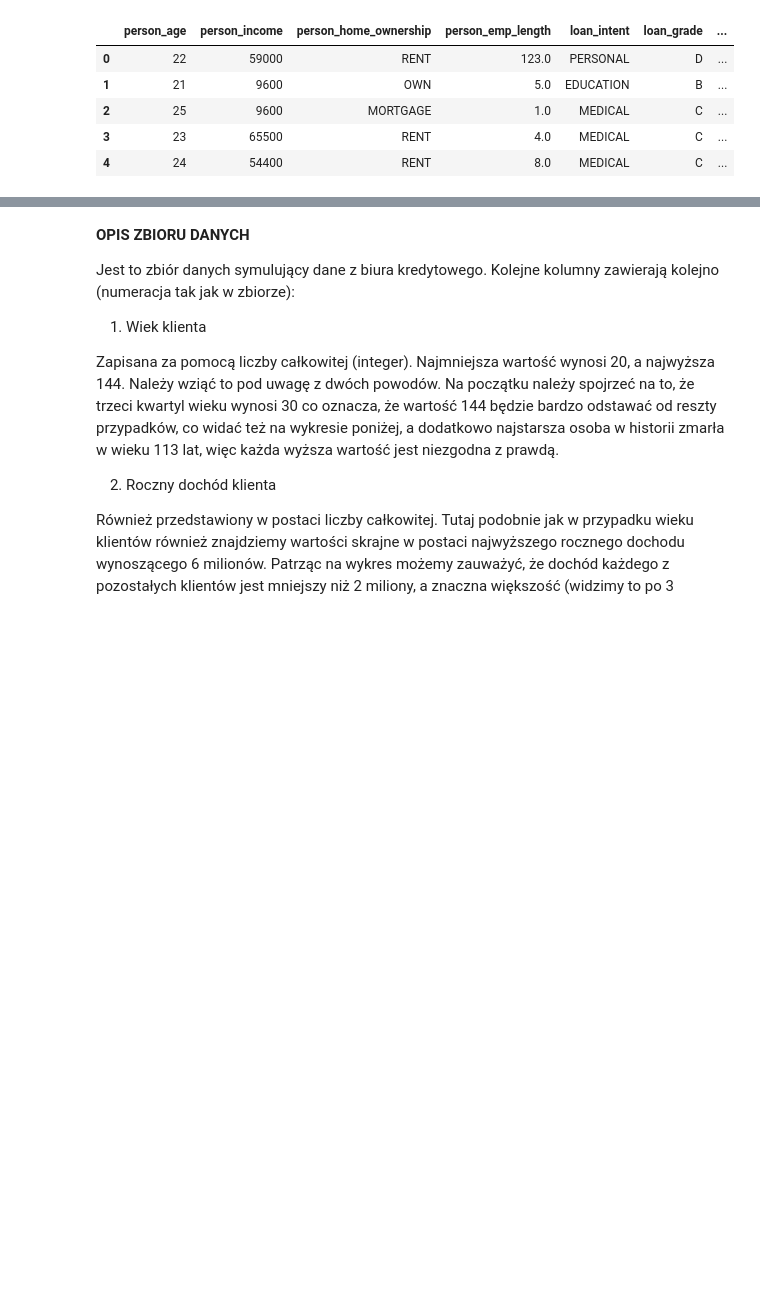
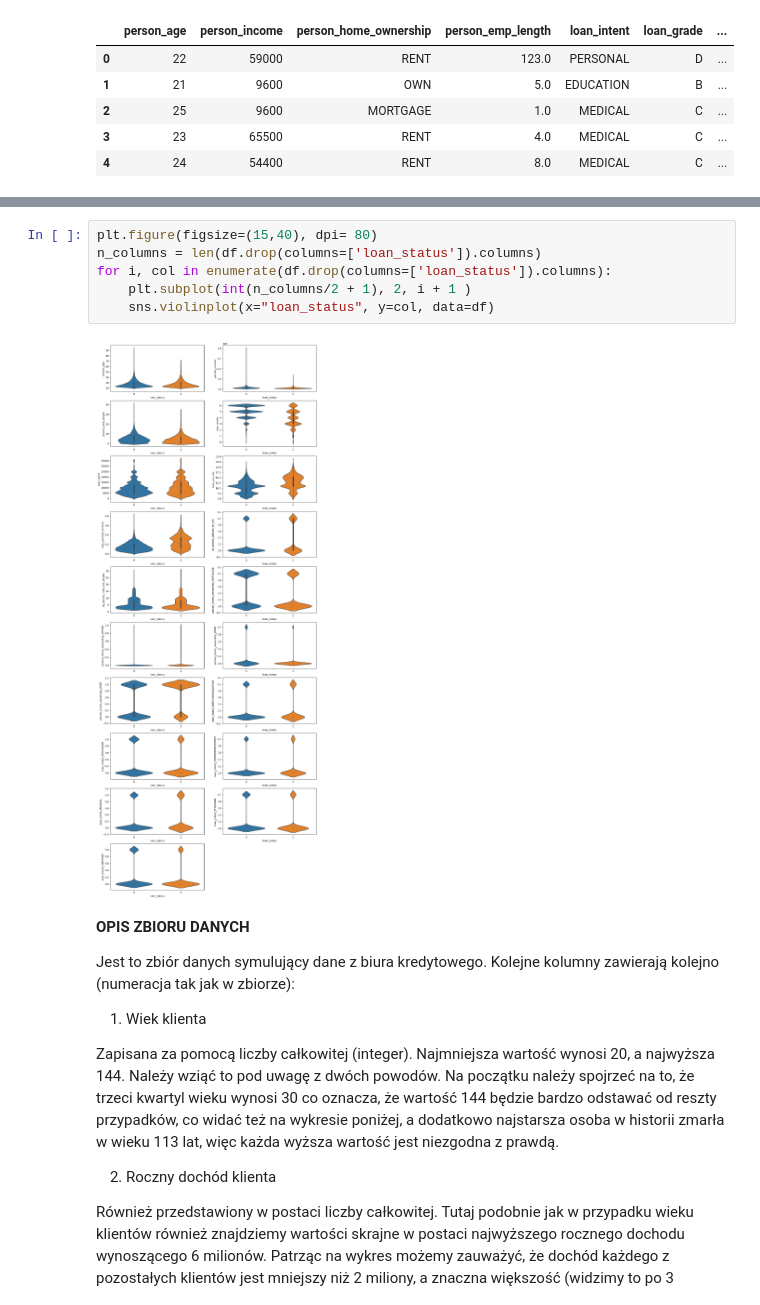
Before and after one commit to aleksyniemir/credit_risk_analysis, a Jupyter notebook: data_analysis.ipynb, the cells around one changed output, grey strips where cells are left out. Cells and saved outputs as stored; diff of their text form; blank space fills up the shorter version.

Commit message:
violin charts

```diff
--- a/data_analysis.ipynb
+++ b/data_analysis.ipynb
@@ -77,3 +66,11 @@ https://gist.github.com/mwaskom/de44147ed2974457ad6372750bbe5751
+# %%
+plt.figure(figsize=(15,40), dpi= 80)
+n_columns = len(df.drop(columns=['loan_status']).columns)
+for i, col in enumerate(df.drop(columns=['loan_status']).columns):
+    plt.subplot(int(n_columns/2 + 1), 2, i + 1 )
+    sns.violinplot(x="loan_status", y=col, data=df)
+# %% [output]
+[figure, added]
 # %% [markdown]
 **OPIS ZBIORU DANYCH**
 
```
Also changed, not shown: parts of 15 cells of this notebook, 1 other file.
